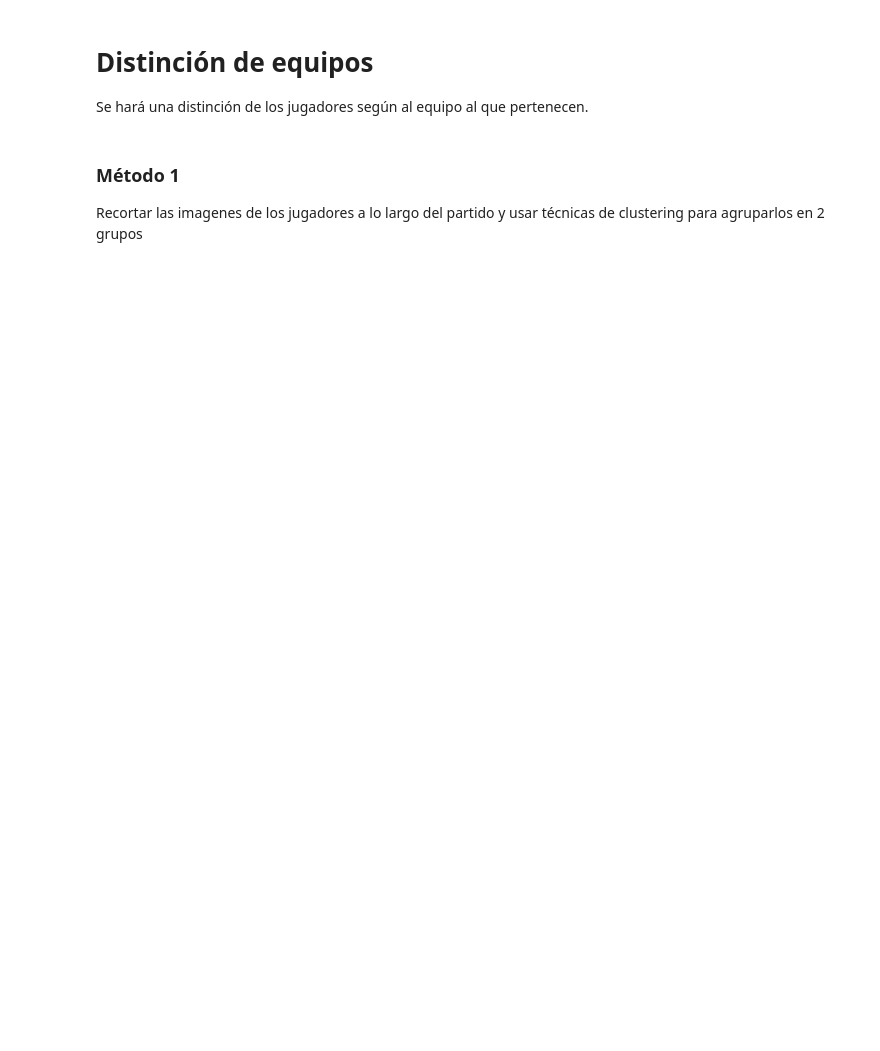
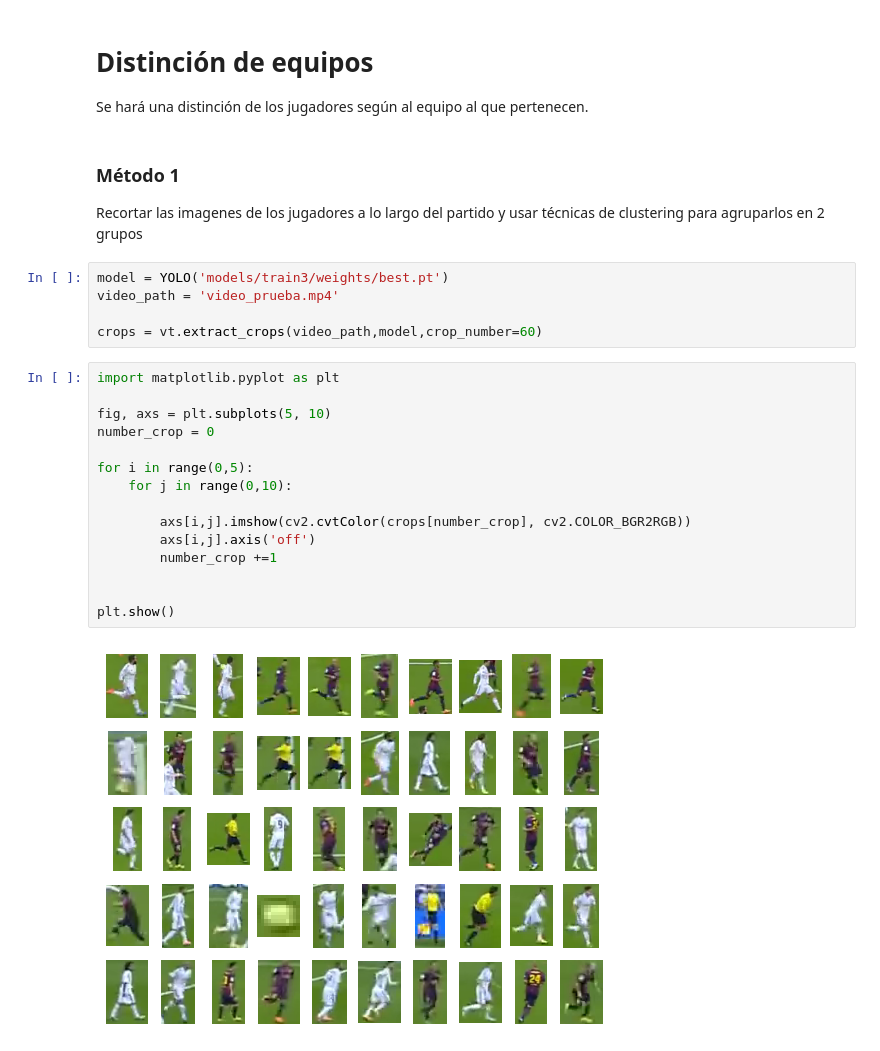
Before and after one commit to skaczylo/IA-Futbol, a Jupyter notebook: object_detection/object_detection.ipynb, the cells around one changed output. Drawn from its saved outputs; the diff is of its cells as text; blank space fills up the shorter version.

```diff
--- a/object_detection/object_detection.ipynb
+++ b/object_detection/object_detection.ipynb
@@ -49,3 +49,25 @@ Se hará una distinción de los jugadores según al equipo al que pertenecen.
 ### Método 1
 
 Recortar las imagenes de los jugadores a lo largo del partido y usar técnicas de clustering para agruparlos en 2 grupos
+# %%
+model = YOLO('models/train3/weights/best.pt')
+video_path = 'video_prueba.mp4'
+
+crops = vt.extract_crops(video_path,model,crop_number=60)
+# %%
+import matplotlib.pyplot as plt
+
+fig, axs = plt.subplots(5, 10)
+number_crop = 0
+
+for i in range(0,5):
+    for j in range(0,10):
+
+        axs[i,j].imshow(cv2.cvtColor(crops[number_crop], cv2.COLOR_BGR2RGB))
+        axs[i,j].axis('off')
+        number_crop +=1
+
+
+plt.show()
+# %% [output]
+[figure, added]
```
Also changed, not shown: parts of 1 cell of this notebook, 2 other files.
